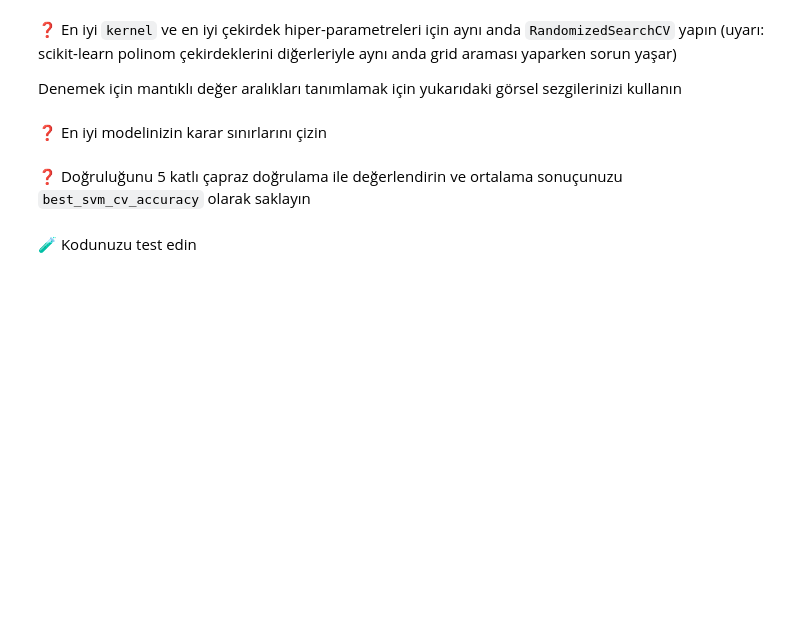
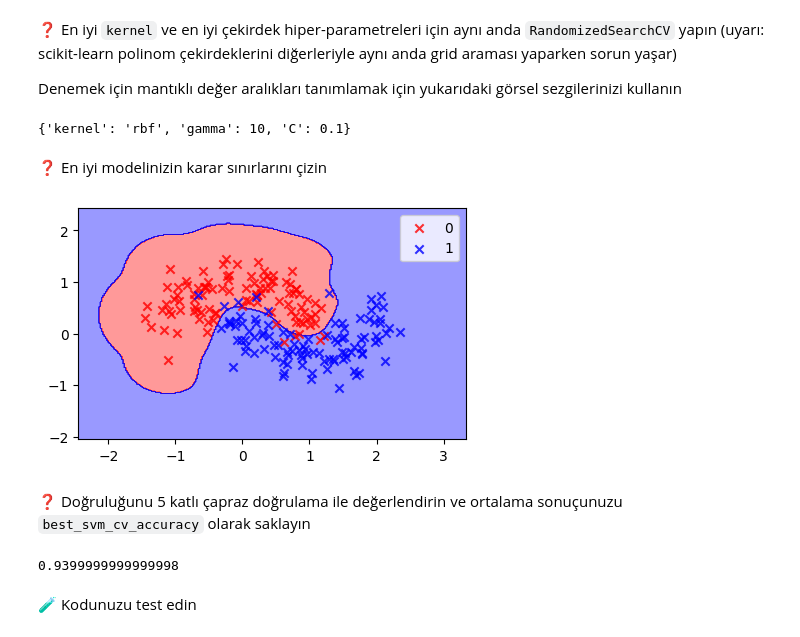
Before and after one commit to kaanaydin02/S16D5-S-data-svm, a Jupyter notebook: SVM.ipynb, the cells around one changed output. Saved outputs shown, nothing was run; the diff lists cells and outputs as text; code cells hidden in the pictures; blank space fills up the shorter version.

Commit message:
Completed sigmoid_svm step

```diff
--- a/SVM.ipynb
+++ b/SVM.ipynb
@@ -462,2 +464,17 @@ Denemek için mantıklı değer aralıkları tanımlamak için yukarıdaki görs
+# %%
+from sklearn.model_selection import RandomizedSearchCV
+
+param_dist = [
+    {'kernel': ['rbf'], 'C': [0.1, 1, 10, 100, 1000], 'gamma': [0.001, 0.01, 0.1, 1, 10]},
+    {'kernel': ['sigmoid'], 'C': [0.1, 1, 10, 100, 1000], 'gamma': [0.001, 0.01, 0.1, 1, 10]},
+    {'kernel': ['linear'], 'C': [0.1, 1, 10, 100, 1000]},
+]
+
+random_search = RandomizedSearchCV(SVC(), param_dist, n_iter=30, cv=5, random_state=0, n_jobs=-1)
+random_search.fit(X, y)
+
+random_search.best_params_
+# %% [output]
+{'kernel': 'rbf', 'gamma': 10, 'C': 0.1}
 # %% [markdown]
 ❓ En iyi modelinizin karar sınırlarını çizin
@@ -466,2 +481,7 @@ Denemek için mantıklı değer aralıkları tanımlamak için yukarıdaki görs
+# %%
+best_svm = random_search.best_estimator_
+plot_decision_regions(X, y, classifier=best_svm)
+# %% [output]
+[figure, added]
 # %% [markdown]
 ❓ Doğruluğunu 5 katlı çapraz doğrulama ile değerlendirin ve ortalama sonuçunuzu `best_svm_cv_accuracy` olarak saklayın
@@ -470,3 +488,11 @@ Denemek için mantıklı değer aralıkları tanımlamak için yukarıdaki görs
+# %%
+from sklearn.model_selection import cross_val_score
+
+cv_scores = cross_val_score(best_svm, X, y, cv=5)
+best_svm_cv_accuracy = cv_scores.mean()
+best_svm_cv_accuracy
+# %% [output]
+0.9399999999999998
 # %% [markdown]
 🧪 Kodunuzu test edin
 # %%
```
Also changed, not shown: parts of 6 cells of this notebook, 1 other file.
